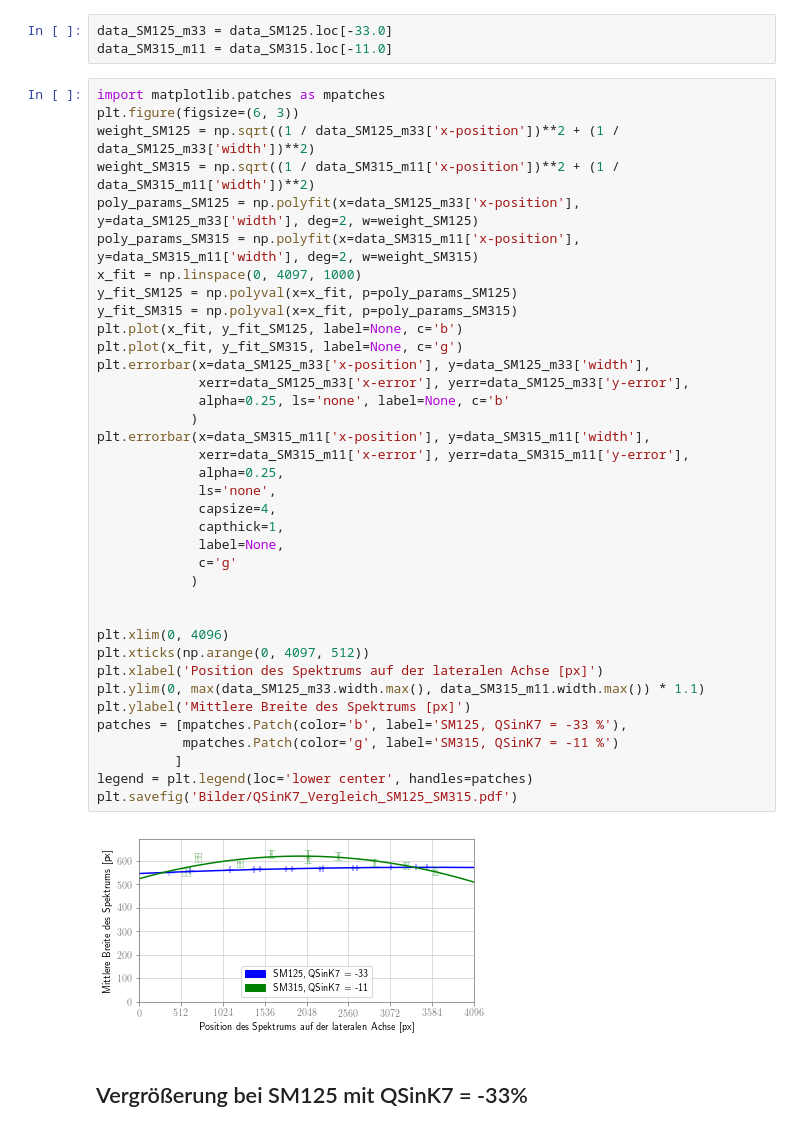
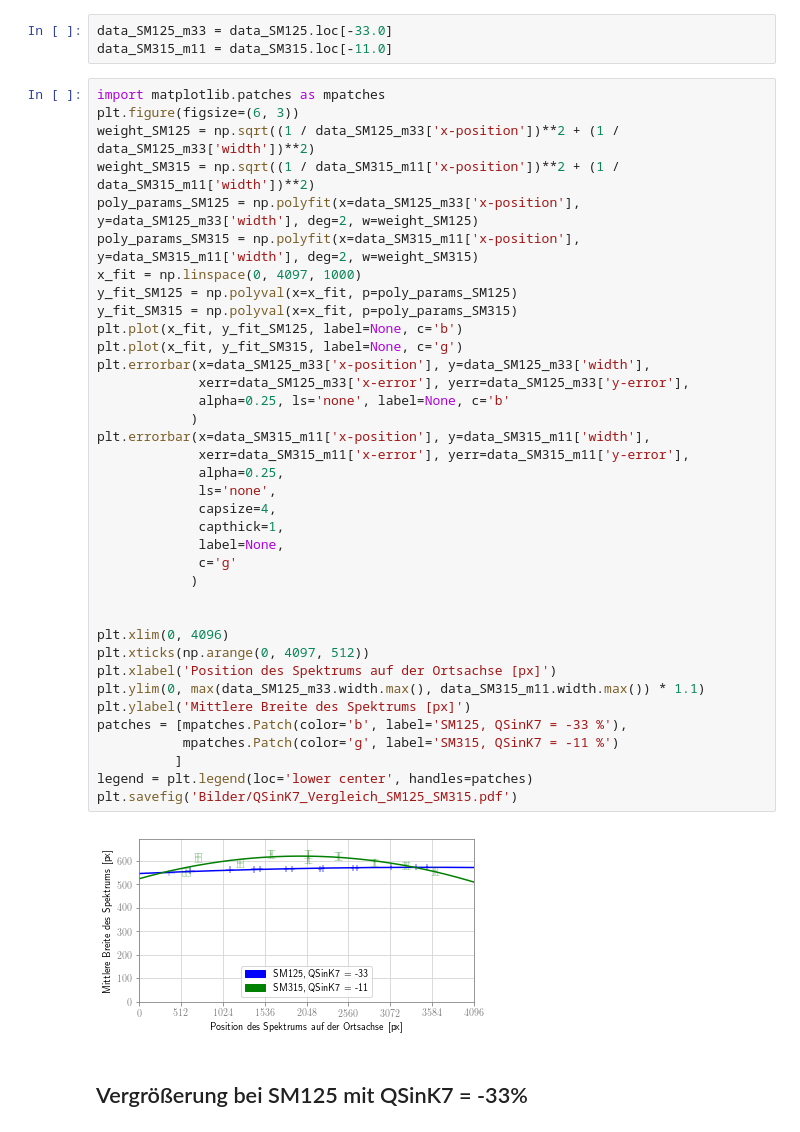
Before and after one commit to m-entrup/Dissertation, a Jupyter notebook: Jupyter-Notebooks/Kapitel3/SR-EELS-Charakterisierung-QSinK7.ipynb, the cells around one changed output. Drawn from its saved outputs; the diff is of its cells as text.

```diff
--- a/Jupyter-Notebooks/Kapitel3/SR-EELS-Charakterisierung-QSinK7.ipynb
+++ b/Jupyter-Notebooks/Kapitel3/SR-EELS-Charakterisierung-QSinK7.ipynb
@@ -366,35 +387,35 @@ poly_params_SM315 = np.polyfit(x=data_SM315_m11['x-position'], y=data_SM315_m11[
 x_fit = np.linspace(0, 4097, 1000)
 y_fit_SM125 = np.polyval(x=x_fit, p=poly_params_SM125)
 y_fit_SM315 = np.polyval(x=x_fit, p=poly_params_SM315)
 plt.plot(x_fit, y_fit_SM125, label=None, c='b')
 plt.plot(x_fit, y_fit_SM315, label=None, c='g')
 plt.errorbar(x=data_SM125_m33['x-position'], y=data_SM125_m33['width'],
              xerr=data_SM125_m33['x-error'], yerr=data_SM125_m33['y-error'],
              alpha=0.25, ls='none', label=None, c='b'
             )
 plt.errorbar(x=data_SM315_m11['x-position'], y=data_SM315_m11['width'],
              xerr=data_SM315_m11['x-error'], yerr=data_SM315_m11['y-error'],
              alpha=0.25,
              ls='none',
              capsize=4,
              capthick=1,
              label=None,
              c='g'
             )
 
 
 plt.xlim(0, 4096)
 plt.xticks(np.arange(0, 4097, 512))
-plt.xlabel('Position des Spektrums auf der lateralen Achse [px]')
+plt.xlabel('Position des Spektrums auf der Ortsachse [px]')
 plt.ylim(0, max(data_SM125_m33.width.max(), data_SM315_m11.width.max()) * 1.1)
 plt.ylabel('Mittlere Breite des Spektrums [px]')
 patches = [mpatches.Patch(color='b', label='SM125, QSinK7 = -33 %'),
            mpatches.Patch(color='g', label='SM315, QSinK7 = -11 %')
           ]
 legend = plt.legend(loc='lower center', handles=patches)
 plt.savefig('Bilder/QSinK7_Vergleich_SM125_SM315.pdf')
 # %% [output]
-[figure, old version]
+[figure, new version]
 # %% [markdown]
 ## Vergrößerung bei SM125 mit QSinK7 = -33%
 # %%
```
Also changed, not shown: parts of 24 cells of this notebook, 10 other files.
